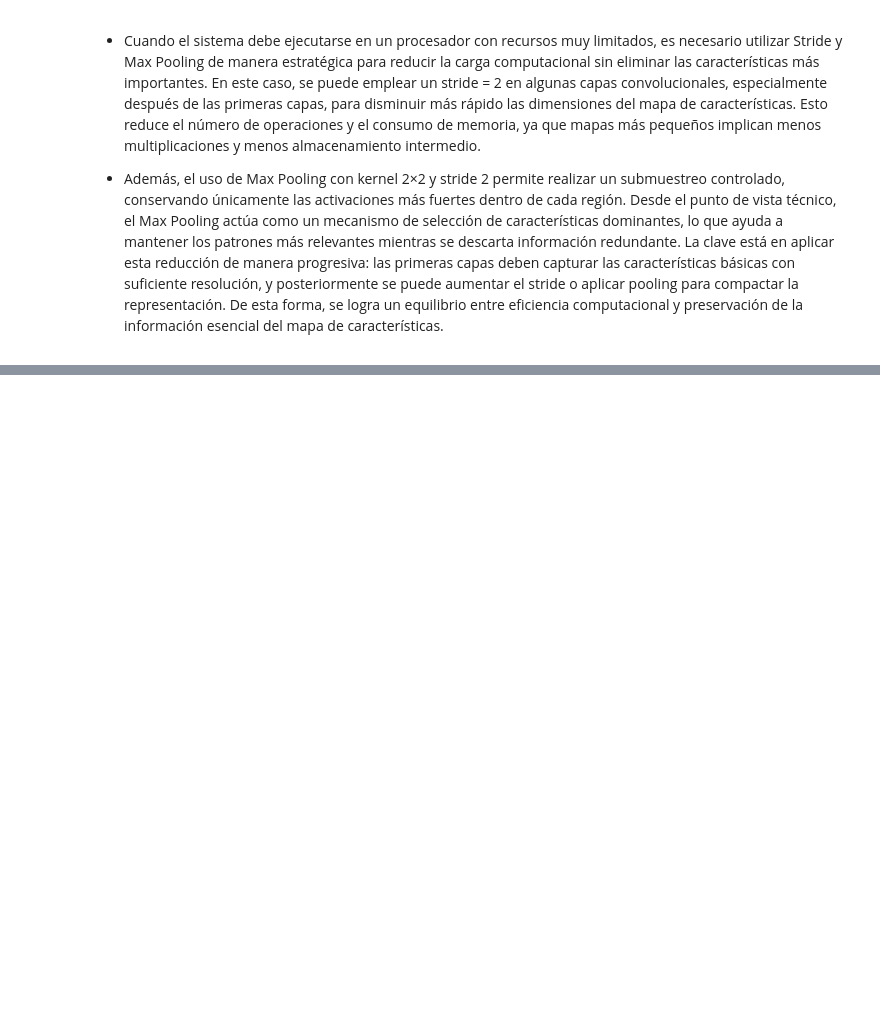
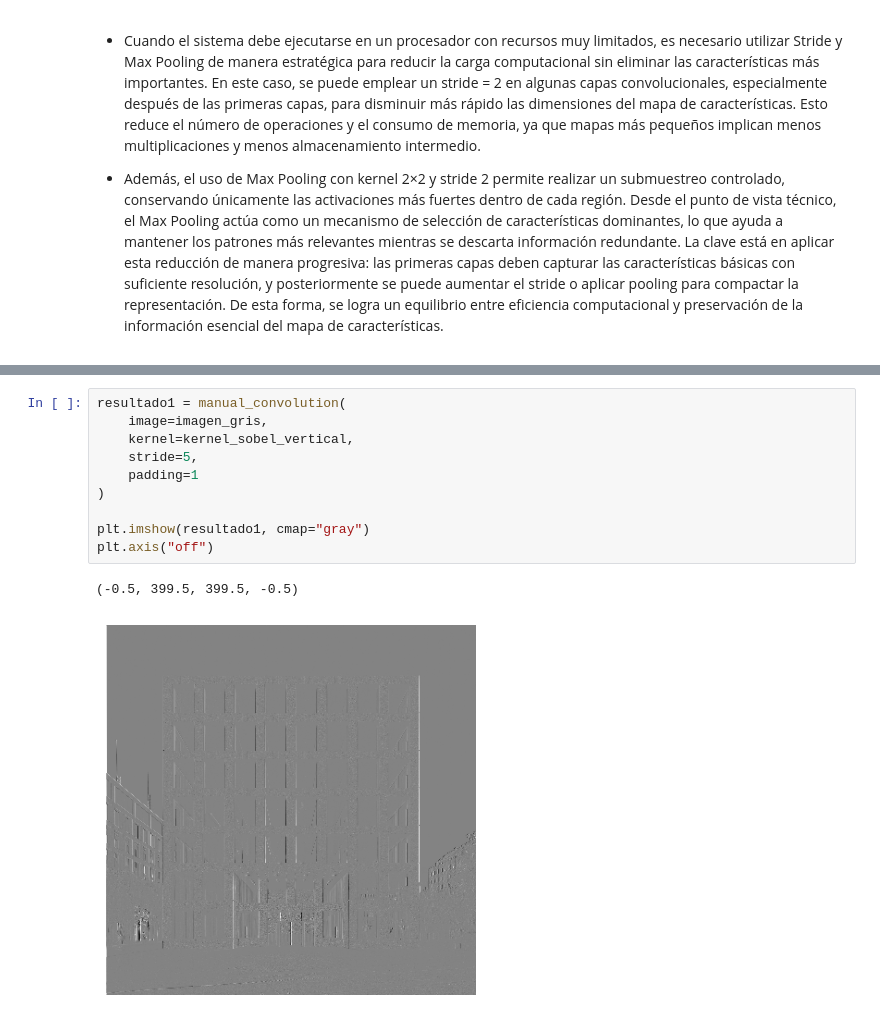
Before and after one commit to ignaciomendeza/VPC-HDT2, a Jupyter notebook: HDT2.ipynb, the cells around one changed output, grey strips where cells are left out. Drawn from its saved outputs; the diff is of its cells as text; blank space fills up the shorter version.

```diff
--- a/HDT2.ipynb
+++ b/HDT2.ipynb
@@ -208,0 +269,13 @@ estratégicamente para reducir la carga computacional sin eliminar las caracter
+# %%
+resultado1 = manual_convolution(
+    image=imagen_gris,
+    kernel=kernel_sobel_vertical,
+    stride=5,
+    padding=1
+)
+
+plt.imshow(resultado1, cmap="gray")
+plt.axis("off")
+# %% [output]
+(-0.5, 399.5, 399.5, -0.5)
+[figure, added]
```
Also changed, not shown: parts of 6 cells of this notebook, 2 other files.
